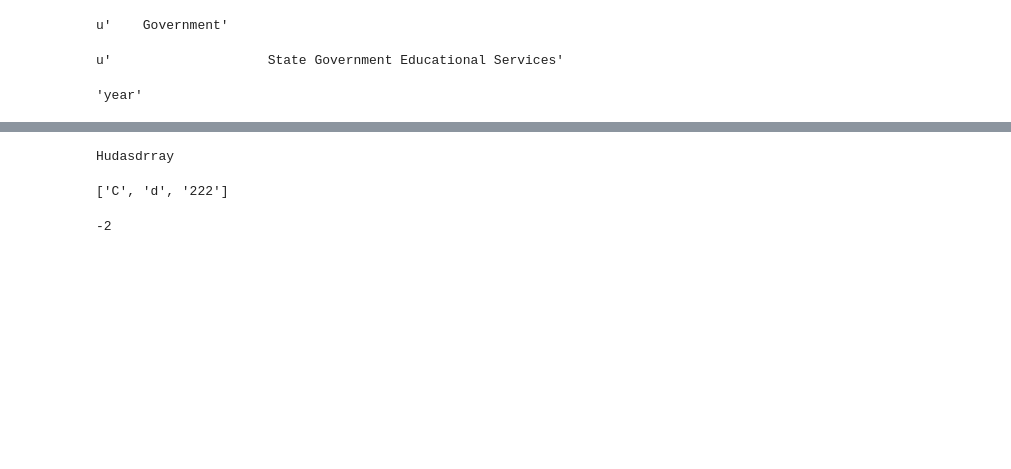
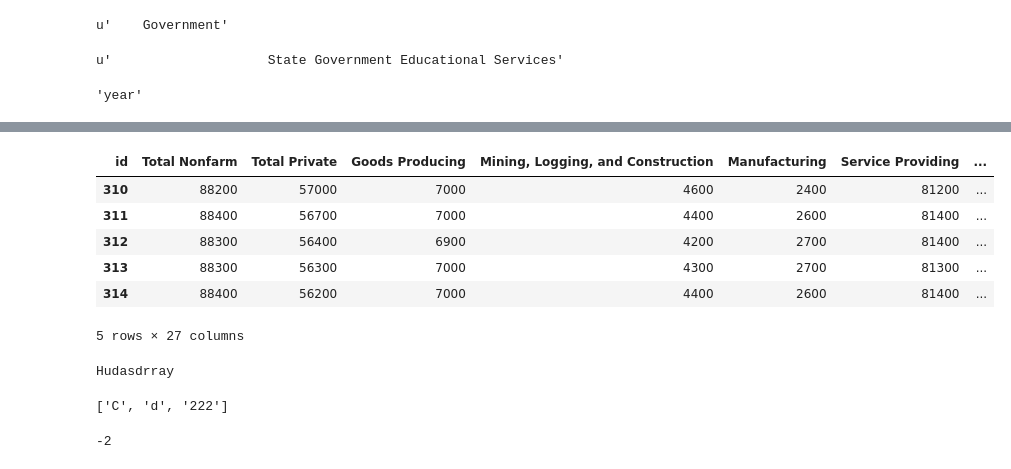
Before and after one commit to jalaljahir/wa_esd_emp, a Jupyter notebook: monthly_emp_update_ESD.ipynb, the cells around one changed output, grey strips where cells are left out. Saved outputs shown, nothing was run; the diff lists cells and outputs as text; code cells hidden in the pictures; blank space fills up the shorter version.

```diff
--- a/monthly_emp_update_ESD.ipynb
+++ b/monthly_emp_update_ESD.ipynb
@@ -168 +275,21 @@ df_sa_kin_sno = df_sa_kin_sno.drop(df_sa_kin_sno.index[[315]])
+# %%
+df_sa_kit["Kitsap: Total NonFarm"] = df_sa_kit["Total Nonfarm"]
+df_sa_kit["Kitsap: Consruction"] = df_sa_kit[kit_list[3]]
+df_sa_kit["Kitsap: FIRE"] = pd.Series([0 for x in range(len(df_sa_kit.index))], index=df_sa_kit.index)
+df_sa_kit["Kitsap: Manufacturing"] = df_sa_kit[kit_list[4]]
+df_sa_kit["Kitsap: Retail"] = df_sa_kit[kit_list[8]]
+df_sa_kit["Kitsap: Service"] = df_sa_kit[kit_list[5]] - df_sa_kit[kit_list[7]] - df_sa_kit[kit_list[11]]
+df_sa_kit["Kitsap: WTU"] = df_sa_kit[kit_list[7]] - df_sa_kit[kit_list[8]]
+df_sa_kit["Kitsap: Government"] = df_sa_kit[kit_list[11]]
+df_sa_kit["Kitsap: Education"] = pd.Series([0 for x in range(len(df_sa_kit.index))], index=df_sa_kit.index)
+# %%
+df_sa_kit.tail()
+# %% [output]
+| id | Total Nonfarm | Total Private | Goods Producing | Mining, Logging, and Construction | Manufacturing | Service Providing | ... |
+| 310 | 88200 | 57000 | 7000 | 4600 | 2400 | 81200 | ... |
+| 311 | 88400 | 56700 | 7000 | 4400 | 2600 | 81400 | ... |
+| 312 | 88300 | 56400 | 6900 | 4200 | 2700 | 81400 | ... |
+| 313 | 88300 | 56300 | 7000 | 4300 | 2700 | 81300 | ... |
+| 314 | 88400 | 56200 | 7000 | 4400 | 2600 | 81400 | ... |
+5 rows × 27 columns
 # %%
```
Also changed, not shown: parts of 16 cells of this notebook.
